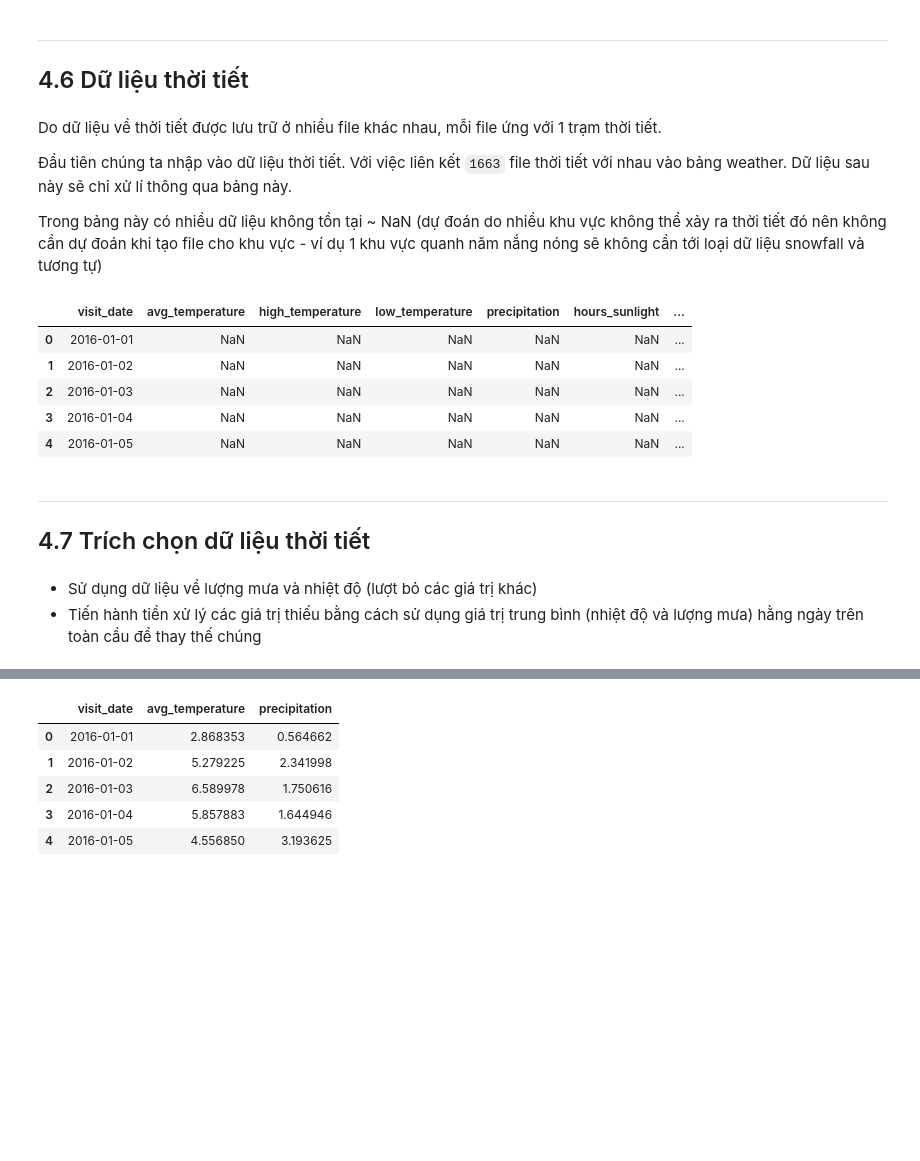
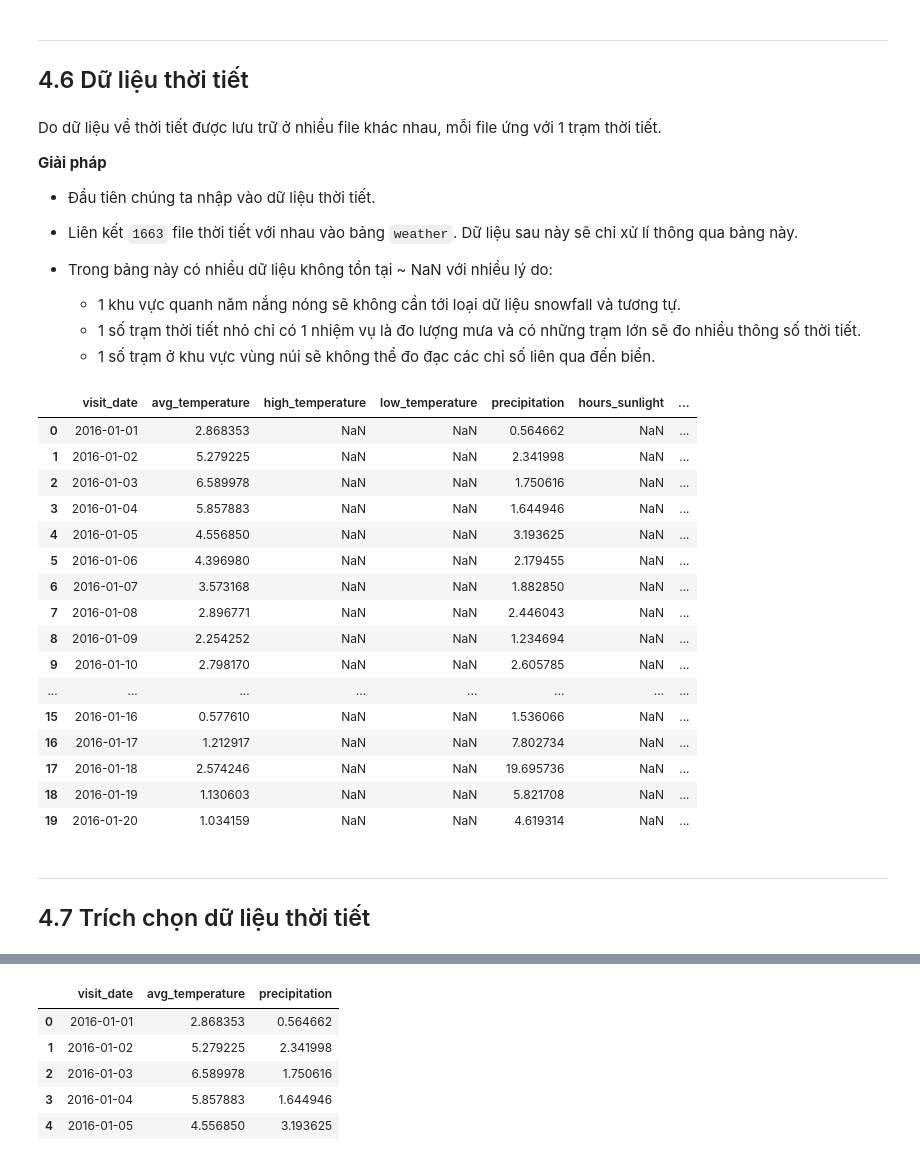
Before and after one commit to pdthuc/Project-Applied_Data_Science, a Jupyter notebook: Group12_Notebook.ipynb, the cells around one changed output, grey strips where cells are left out. Saved outputs shown, nothing was run; the diff lists cells and outputs as text; code cells hidden in the pictures; blank space fills up the shorter version.

```diff
--- a/Group12_Notebook.ipynb
+++ b/Group12_Notebook.ipynb
@@ -227,11 +227,17 @@ data.head()
 # %% [markdown]
 Do dữ liệu về thời tiết được lưu trữ ở nhiều file khác nhau, mỗi file ứng với 1 trạm thời tiết.
 
-Đầu tiên chúng ta nhập vào dữ liệu thời tiết.
-Với việc liên kết `1663` file thời tiết với nhau vào bảng weather. Dữ liệu sau này sẽ chỉ xử lí thông qua bảng này.
+**Giải pháp**
 
-Trong bảng này có nhiều dữ liệu không tồn tại ~ NaN (dự đoán do nhiều khu vực không thể xảy ra thời tiết đó nên không cần dự đoán khi tạo file cho khu vực - ví dụ 1 khu vực quanh năm nắng nóng sẽ không cần tới loại dữ liệu snowfall và tương tự)
+* Đầu tiên chúng ta nhập vào dữ liệu thời tiết.
+* Liên kết `1663` file thời tiết với nhau vào bảng `weather`. Dữ liệu sau này sẽ chỉ xử lí thông qua bảng này.
+* Trong bảng này có nhiều dữ liệu không tồn tại ~ NaN với nhiều lý do:
+
+  * 1 khu vực quanh năm nắng nóng sẽ không cần tới loại dữ liệu snowfall và tương tự.
+  * 1 số trạm thời tiết nhỏ chỉ có 1 nhiệm vụ là đo lượng mưa và có những trạm lớn sẽ đo nhiều thông số thời tiết.
+  * 1 số trạm ở khu vực vùng núi sẽ không thể đo đạc các chỉ số liên qua đến biển.
 # %%
+import glob
 weather_dfs = []
 
 for path in glob.glob('data/1-1-16_5-31-17_Weather/*.csv'):
@@ -242,18 +248,26 @@ for path in glob.glob('data/1-1-16_5-31-17_Weather/*.csv'):
 
 weather = pd.concat(weather_dfs, axis='rows')
 weather.rename(columns={'calendar_date': 'visit_date'}, inplace=True)
-
-weather.head()
-# %% [output]
-|  | visit_date | avg_temperature | high_temperature | low_temperature | precipitation | hours_sunlight | ... |
-| 0 | 2016-01-01 | NaN | NaN | NaN | NaN | NaN | ... |
-| 1 | 2016-01-02 | NaN | NaN | NaN | NaN | NaN | ... |
-| 2 | 2016-01-03 | NaN | NaN | NaN | NaN | NaN | ... |
-| 3 | 2016-01-04 | NaN | NaN | NaN | NaN | NaN | ... |
-| 4 | 2016-01-05 | NaN | NaN | NaN | NaN | NaN | ... |
+# %%
+weather.head(20)
+# %% [output]
+|  | visit_date | avg_temperature | high_temperature | low_temperature | precipitation | hours_sunlight | ... |
+| 0 | 2016-01-01 | 2.868353 | NaN | NaN | 0.564662 | NaN | ... |
+| 1 | 2016-01-02 | 5.279225 | NaN | NaN | 2.341998 | NaN | ... |
+| 2 | 2016-01-03 | 6.589978 | NaN | NaN | 1.750616 | NaN | ... |
+| 3 | 2016-01-04 | 5.857883 | NaN | NaN | 1.644946 | NaN | ... |
+| 4 | 2016-01-05 | 4.556850 | NaN | NaN | 3.193625 | NaN | ... |
+| 5 | 2016-01-06 | 4.396980 | NaN | NaN | 2.179455 | NaN | ... |
+| 6 | 2016-01-07 | 3.573168 | NaN | NaN | 1.882850 | NaN | ... |
+| 7 | 2016-01-08 | 2.896771 | NaN | NaN | 2.446043 | NaN | ... |
+| 8 | 2016-01-09 | 2.254252 | NaN | NaN | 1.234694 | NaN | ... |
+| 9 | 2016-01-10 | 2.798170 | NaN | NaN | 2.605785 | NaN | ... |
+| ... | ... | ... | ... | ... | ... | ... | ... |
+| 15 | 2016-01-16 | 0.577610 | NaN | NaN | 1.536066 | NaN | ... |
+| 16 | 2016-01-17 | 1.212917 | NaN | NaN | 7.802734 | NaN | ... |
+| 17 | 2016-01-18 | 2.574246 | NaN | NaN | 19.695736 | NaN | ... |
+| 18 | 2016-01-19 | 1.130603 | NaN | NaN | 5.821708 | NaN | ... |
+| 19 | 2016-01-20 | 1.034159 | NaN | NaN | 4.619314 | NaN | ... |
 # %% [markdown]
 ---
 ## 4.7 Trích chọn dữ liệu thời tiết
-# %% [markdown]
-- Sử dụng dữ liệu về lượng mưa và nhiệt độ (lượt bỏ các giá trị khác)
-- Tiến hành tiền xử lý các giá trị thiếu bằng cách sử dụng giá trị trung bình (nhiệt độ và lượng mưa) hằng ngày trên toàn cầu để thay thế chúng
```
Also changed, not shown: parts of 8 cells of this notebook.
